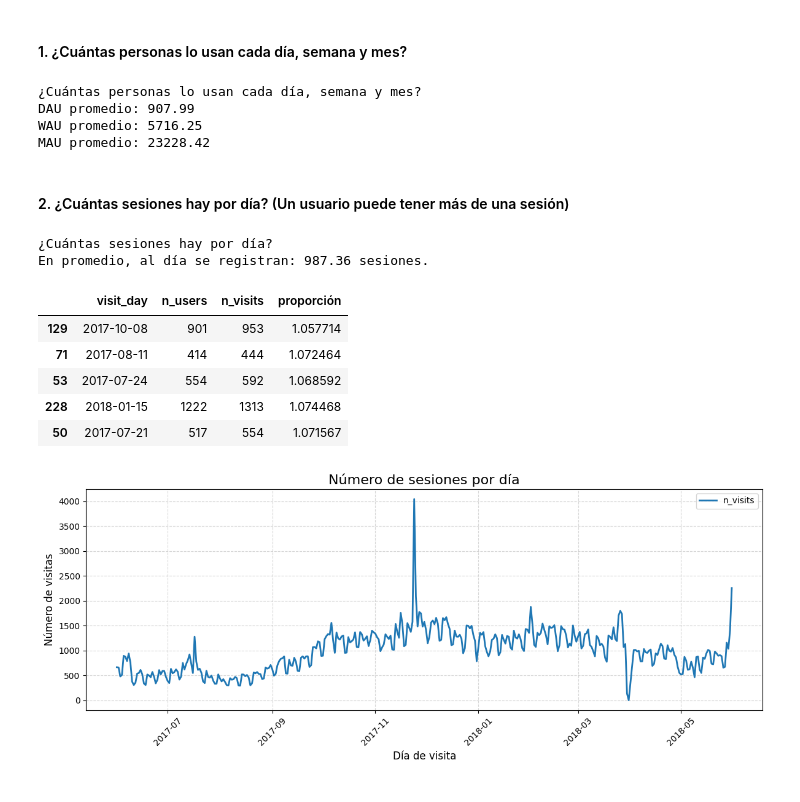
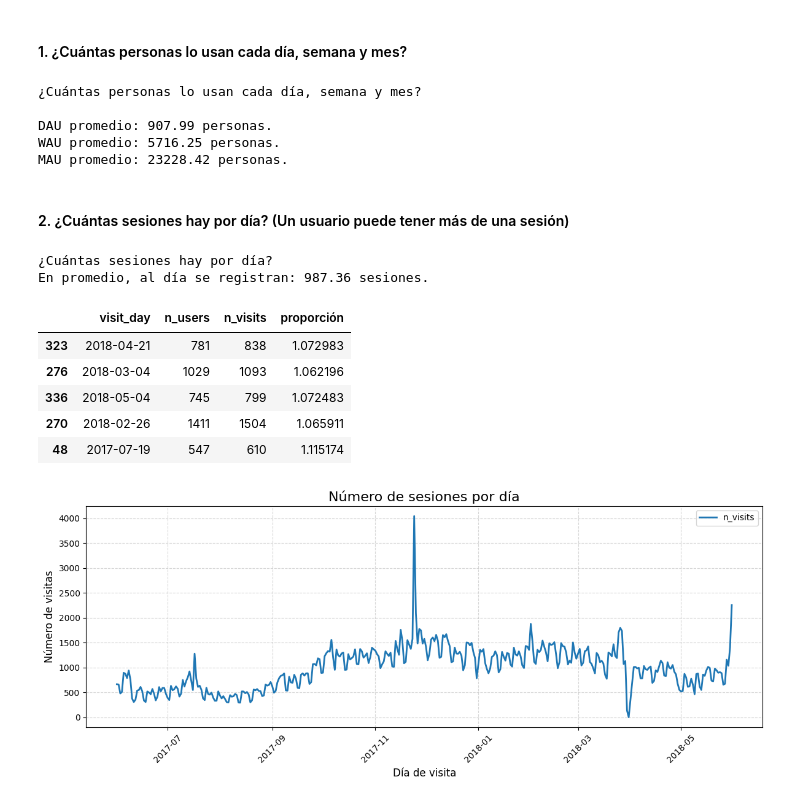
Before and after one commit to EdgarMdz2/showz_marketing, a Jupyter notebook: showz_marketing.ipynb, the cells around one changed output. Drawn from its saved outputs; the diff is of its cells as text; code cells hidden in the pictures.

```diff
--- a/showz_marketing.ipynb
+++ b/showz_marketing.ipynb
@@ -29,13 +60,18 @@ import seaborn as sns
 # %%
 # Función para cargar archivos corrigiendo los nombres de las columnas:
 def cargar_archivo(direccion):
-    df = pd.read_csv(direccion)
+    df = pd.read_csv(direccion) # método read_csv de pandas
+
     columns = []
+    for element in list(df.columns): # Itera sobre la lista de nombres de columnas
+        element = (
+            element
+            .lower() # convierte en minusculas
+            .strip() # elimina espacios al inicio y final
+            .replace(' ', '_') # reemplaza espacios en blanco por guión bajo
+        )
+        columns.append(element) # agrega el elemento modificado a una lista
 
-    for element in list(df.columns):
-        element = element.lower().replace(' ', '_').strip()
-        columns.append(element)
-
-    df.columns = columns
+    df.columns = columns # asigna los valores de la lista generada
     return df
 # %%
@@ -139,7 +193,13 @@ visits_log['start_ts'] = pd.to_datetime(visits_log['start_ts'])
 # %%
 # Creando nuevas columans "visit_day", "visit_week", "visit_month"
 visits_log['visit_day'] = visits_log['start_ts'].dt.date
-visits_log['visit_week'] = (pd.to_datetime(visits_log['start_ts'], unit='d') - pd.to_timedelta(visits_log['start_ts'].dt.day_of_week, unit='d')).dt.date
+
+visits_log['visit_week'] = (
+    (
+        visits_log['start_ts'] - pd.to_timedelta(visits_log['start_ts'].dt.day_of_week, unit='d')
+    ).dt.date
+)
+
 visits_log['visit_month'] = visits_log['start_ts'].dt.to_period('M')
 # %%
 # Contando el número de usuarios para cada dia
@@ -151,39 +211,44 @@ mau = visits_log.groupby('visit_month').agg({'uid':'nunique'})
 # %%
-print('¿Cuántas personas lo usan cada día, semana y mes?')
+print('¿Cuántas personas lo usan cada día, semana y mes?\n')
 # Mostrando dau:
-print('DAU promedio:', round(dau.mean().iloc[0], 2))
+print(f'DAU promedio: {round(dau['uid'].mean(), 2)} personas.')
 # Mostrando wau:
-print('WAU promedio:', round(wau.mean().iloc[0], 2))
+print(f'WAU promedio: {round(wau['uid'].mean(), 2)} personas.')
 # Mostrando mau:
-print('MAU promedio:', round(mau.mean().iloc[0], 2))
+print(f'MAU promedio: {round(mau['uid'].mean(), 2)} personas.')
 # %% [output]
 ¿Cuántas personas lo usan cada día, semana y mes?
-DAU promedio: 907.99
-WAU promedio: 5716.25
-MAU promedio: 23228.42
+
+DAU promedio: 907.99 personas.
+WAU promedio: 5716.25 personas.
+MAU promedio: 23228.42 personas.
 # %% [markdown]
 #### 2. ¿Cuántas sesiones hay por día? (Un usuario puede tener más de una sesión)
 # %%
 # Contando el número de usuarios y número de visitas al día
-session_by_day = visits_log.groupby('visit_day').agg({'uid':['nunique', 'count']}).reset_index()
-    # Renombrando columnas
-session_by_day.columns = ['visit_day', 'n_users', 'n_visits']
+session_by_day = (
+    visits_log
+    .groupby('visit_day', as_index=False)
+    .agg({'uid':['nunique', 'count']})
+)
+session_by_day.columns = ['visit_day', 'n_users', 'n_visits'] # Renombrando columnas
+
 # Calculando proporción.¿Cuántas sesiones tiene un usuario al día?
 session_by_day['proporción'] = session_by_day['n_visits'] / session_by_day['n_users']
 
 print('¿Cuántas sesiones hay por día?')
 print(f'En promedio, al día se registran: {session_by_day["n_visits"].mean():.2f} sesiones.')
 
 display(session_by_day.sample(5))
 # %% [output]
 ¿Cuántas sesiones hay por día?
 En promedio, al día se registran: 987.36 sesiones.
 |  | visit_day | n_users | n_visits | proporción |
-| 129 | 2017-10-08 | 901 | 953 | 1.057714 |
-| 71 | 2017-08-11 | 414 | 444 | 1.072464 |
-| 53 | 2017-07-24 | 554 | 592 | 1.068592 |
-| 228 | 2018-01-15 | 1222 | 1313 | 1.074468 |
-| 50 | 2017-07-21 | 517 | 554 | 1.071567 |
+| 323 | 2018-04-21 | 781 | 838 | 1.072983 |
+| 276 | 2018-03-04 | 1029 | 1093 | 1.062196 |
+| 336 | 2018-05-04 | 745 | 799 | 1.072483 |
+| 270 | 2018-02-26 | 1411 | 1504 | 1.065911 |
+| 48 | 2017-07-19 | 547 | 610 | 1.115174 |
 # %%
 # Graficar
 session_by_day.plot(x='visit_day', y='n_visits', linewidth=2, figsize=(12, 5))
```
Also changed, not shown: parts of 55 cells of this notebook.
